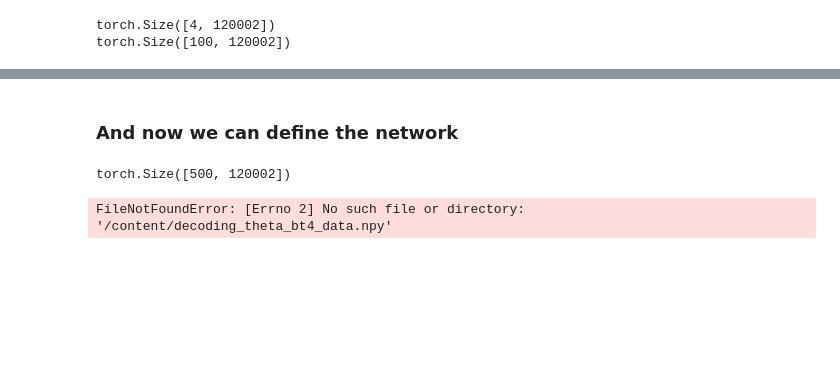
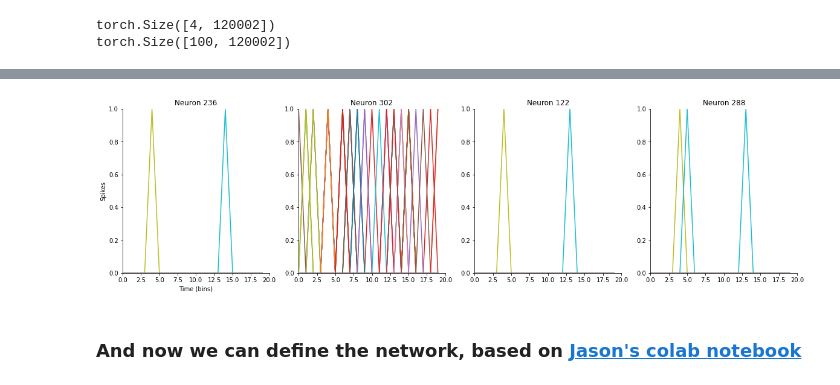
Before and after one commit to neuromorphs/BrainDishSiMulator, a Jupyter notebook: notebooks/2023-07-05b_SNNTorch.ipynb, the cells around one changed output, grey strips where cells are left out. Drawn from its saved outputs; the diff is of its cells as text; code cells hidden in the pictures; blank space fills up the shorter version.

```diff
--- a/notebooks/2023-07-05b_SNNTorch.ipynb
+++ b/notebooks/2023-07-05b_SNNTorch.ipynb
@@ -126,2 +156,22 @@ RuntimeError: The size of tensor a (4) must match the size of tensor b (100) at
+# %%
+n_rand_neurons = 4
+
+fig, axs = plt.subplots(ncols = n_rand_neurons, figsize = (5*n_rand_neurons,5))
+
+for irand, rand in enumerate(range(n_rand_neurons)):
+    rand_neuron = np.random.randint(0, aligned_data.shape[0])
+
+    for itrial in range(aligned_data.shape[1]):
+        axs[irand].plot(aligned_data[rand_neuron, itrial, :])
+    axs[irand].set_title('Neuron {}'.format(rand_neuron))
+    axs[irand].spines[['top', 'right']].set_visible(False)
+    axs[irand].set_xlim(0, aligned_data.shape[-1])
+    axs[irand].set_ylim(0, 1)
+    if irand == 0 :
+        axs[irand].set_xlabel('Time (bins)')
+        axs[irand].set_ylabel('Spikes')
+plt.show()
+# %% [output]
+[figure, added]
 # %% [markdown]
-### And now we can define the network
+### And now we can define the network, based on [Jason's colab notebook](https://colab.research.google.com/drive/1VlFTwmj9_4_Fyl542nNNFvy4RPq39f5p?usp=sharing#scrollTo=lIsz8d1JiQxz)
@@ -132,13 +177,0 @@ npy_array = sensory_spikes_binned
-# %%
-npy_array.shape
-# %% [output]
-torch.Size([500, 120002])
-# %%
-# Load the data from the .npy file
-npy_array = np.load('/content/decoding_theta_bt4_data.npy', allow_pickle=True)
-
-# Print the shape of the loaded data
-data = npy_array[0]
-labels = npy_array[1]
-# %% [output]
-FileNotFoundError: [Errno 2] No such file or directory: '/content/decoding_theta_bt4_data.npy'
```
Also changed, not shown: parts of 20 cells of this notebook, 2 other files.
